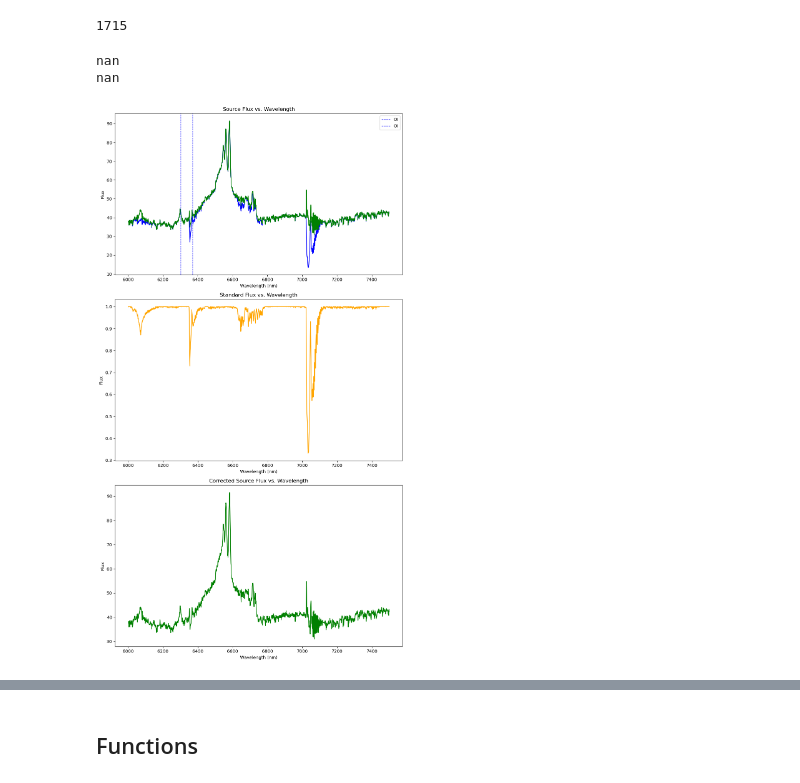
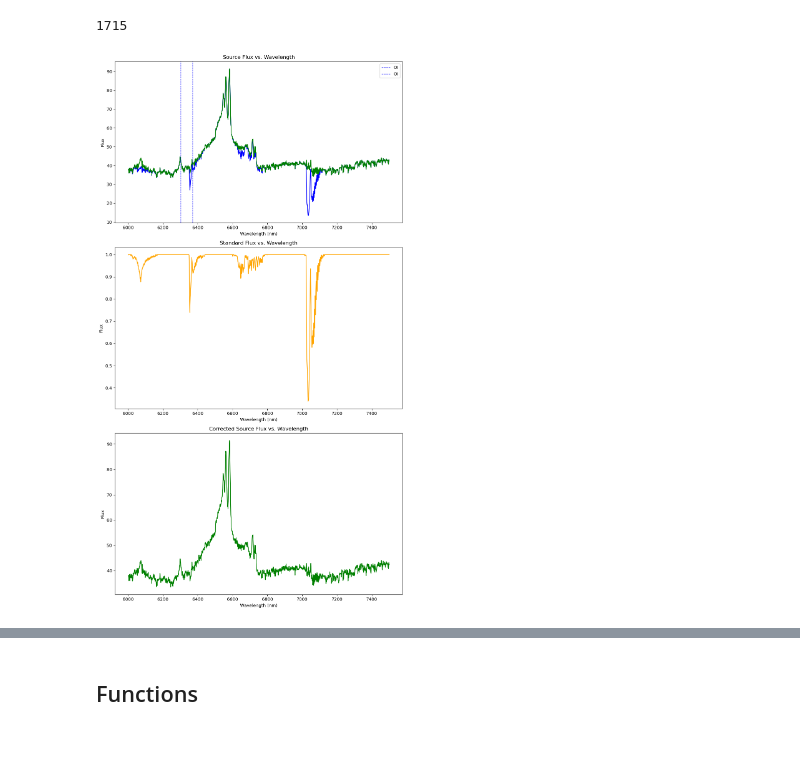
Before and after one commit to seratsaad/ticktock, a Jupyter notebook: Spectral Decomposition - Optical - Halpha.ipynb, the cells around one changed output, grey strips where cells are left out. Cells and saved outputs as stored; diff of their text form; code cells hidden in the pictures; blank space fills up the shorter version.

```diff
--- a/Spectral Decomposition - Optical - Halpha.ipynb
+++ b/Spectral Decomposition - Optical - Halpha.ipynb
@@ -167,18 +167,9 @@ print(len(source_flux))
 # %% [output]
 [figure]
 1715
-# %%
-scale = 1.2
-value = tmp[inf][0]
-flux = (1-(1-value)**scale)
-print((1-value))
-print(flux)
-# %% [output]
-nan
-nan
 # %%
-shift = -1
-scale = 1.15
+shift = 0
+scale = 1.18
 
 tmp = standard_flux
 
@@ -188,6 +179,16 @@ inf = np.where(np.isfinite(tmp) == False)[0]
 
 standard_flux[inf] = 1
 standard_flux = (1-(1-standard_flux)**scale)
+
+mask1 = np.where((standard_wl > 6170) & (standard_wl < 6340))[0]
+mask2 = np.where((standard_wl > 6450) & (standard_wl < 6600))[0]
+mask3 = np.where((standard_wl > 6800) & (standard_wl < 7010))[0]
+mask4 = np.where(standard_wl > 7130)[0]
+
+standard_flux[mask1] = 1
+standard_flux[mask2] = 1
+standard_flux[mask3] = 1
+standard_flux[mask4] = 1
 
 
 
@@ -207,32 +208,39 @@ binned_err = np.array([np.mean(source_err[indices1 == i]) for i in range(len(bin
 
 
 
 fig, axs = plt.subplots(nrows=3, ncols=1, figsize=(10, 18))
 
 # Source Flux
 axs[0].plot(wavelength, source_flux, color='blue')
 axs[0].plot(wavelength, source_flux/standard_flux, color='green')
 axs[0].axvline(x=6370, color='b', linestyle='--', linewidth=1, label="OI")
 axs[0].axvline(x=6303, color='b', linestyle='--', linewidth=1, label="OI")
 axs[0].set_title('Source Flux vs. Wavelength')
 axs[0].set_xlabel('Wavelength (nm)')
 axs[0].set_ylabel('Flux')
 axs[0].legend()
 
 # Standard Flux
 axs[1].plot(wavelength, standard_flux, color='orange')
+#axs[1].axvline(x=6170, color='b', linestyle='--', linewidth=1)
+#axs[1].axvline(x=6340, color='b', linestyle='--', linewidth=1)
+#axs[1].axvline(x=6450, color='b', linestyle='--', linewidth=1)
+#axs[1].axvline(x=6600, color='b', linestyle='--', linewidth=1)
+#axs[1].axvline(x=6800, color='b', linestyle='--', linewidth=1)
+#axs[1].axvline(x=7010, color='b', linestyle='--', linewidth=1)
+#axs[1].axvline(x=7130, color='b', linestyle='--', linewidth=1)
 axs[1].set_title('Standard Flux vs. Wavelength')
 axs[1].set_xlabel('Wavelength (nm)')
 axs[1].set_ylabel('Flux')
 
 # Corrected Source Flux
 axs[2].plot(wavelength, source_flux / standard_flux, color='green')
 axs[2].set_title('Corrected Source Flux vs. Wavelength')
 axs[2].set_xlabel('Wavelength (nm)')
 axs[2].set_ylabel('Flux')
 
 plt.tight_layout()
 plt.show()
 # %% [output]
-[figure, old version]
+[figure, new version]
 # %%
```
Also changed, not shown: parts of 4 cells of this notebook.
